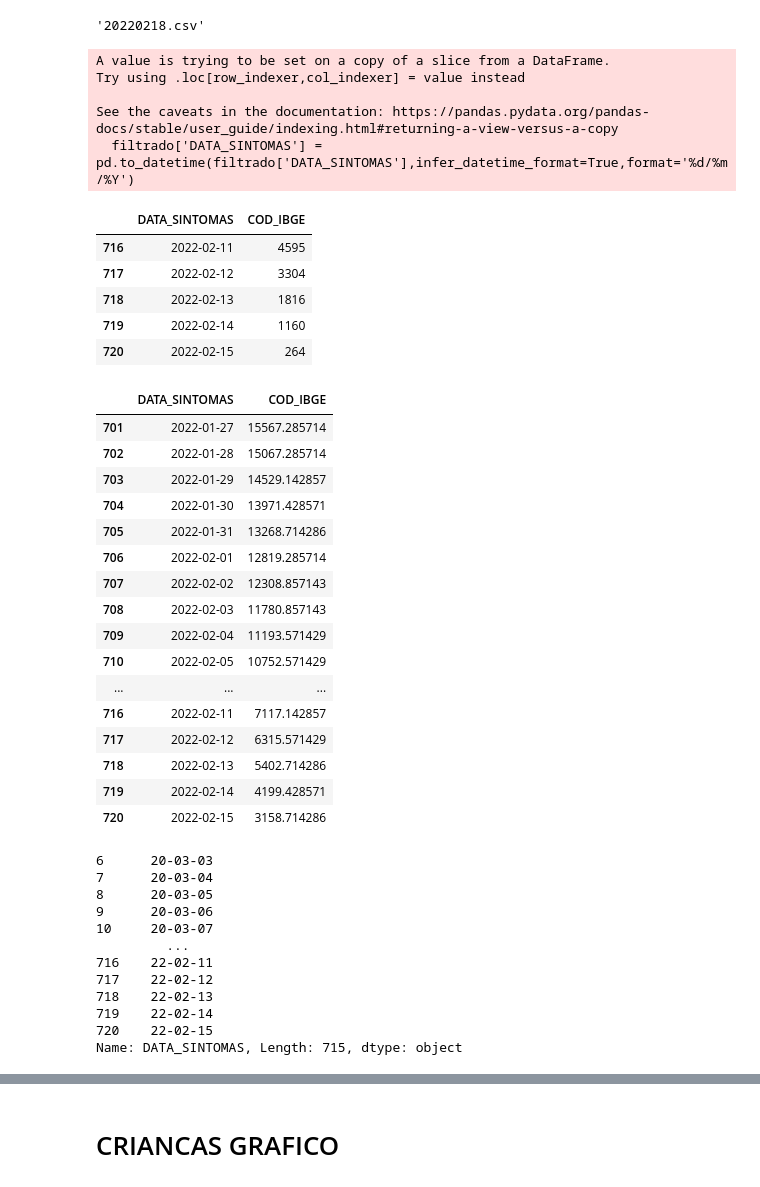
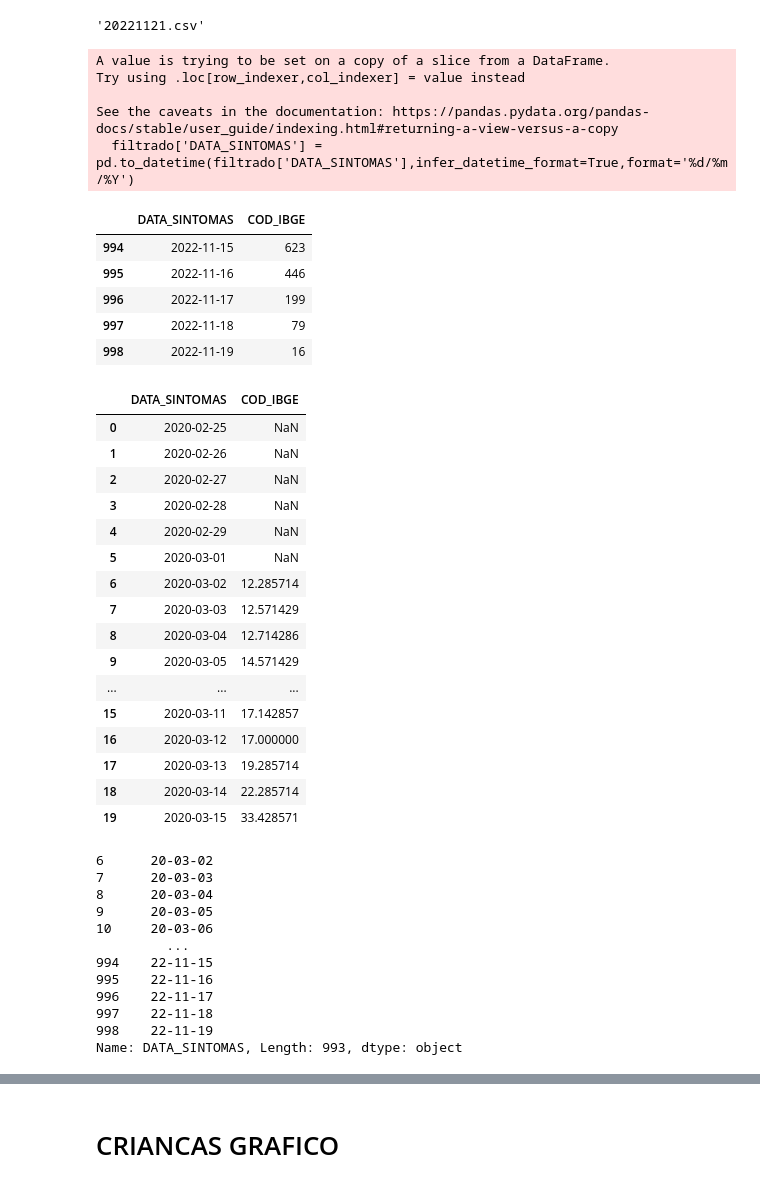
Before and after one commit to RyanKologeski/CEVS_CovidCodes, a Jupyter notebook: slide3.ipynb, the cells around one changed output, grey strips where cells are left out. Saved outputs shown, nothing was run; the diff lists cells and outputs as text; code cells hidden in the pictures.

```diff
--- a/slide3.ipynb
+++ b/slide3.ipynb
@@ -12,7 +12,7 @@ import seaborn as sns
 if not os.path.exists(f'Z:\Graficos Boletim_Python/Gráficos {date.today().day}_{date.today().month}_{date.today().year}'):
     os.makedirs(f'Z:\Graficos Boletim_Python/Gráficos {date.today().day}_{date.today().month}_{date.today().year}')
 # %%
-caminho = r'C:\Users\ryan-rosa\Desktop\Ryan\Python\ProjetoEstagio\Banco_De_Dados_Slide3'
+caminho = r'C:\Users\ryan-rosa\Desktop\Ryan\Python\Codes19.09.2022\Banco_Painel'
 lista_arquivos = os.listdir(caminho)
 lista_datas = []
 
@@ -25,10 +25,10 @@ lista_datas.sort(reverse=True) #Vai ordenar a lista em ordem decrescente com rev
 ultimo_arquivo = lista_datas[0][1] #Pega o ultimo arquivo
 ultimo_arquivo
 # %% [output]
-'20220218.csv'
+'20221121.csv'
 # %%
 #dados = pd.read_csv(f'{caminho}/{ultimo_arquivo}',sep=";")
-dados = pd.read_csv(r'C:\Users\ryan-rosa\Desktop\Ryan\Python\ProjetoEstagio\Banco_De_Dados_Slide3/20220217.csv',sep=';')
+dados = pd.read_csv(r'C:/Users/ryan-rosa/Desktop/Ryan/Python/Codes19.09.2022/Banco_Painel/20221121.csv',sep=';')
 # %%
 filtrado = dados[['DATA_SINTOMAS','COD_IBGE']]
 filtrado['DATA_SINTOMAS'] = pd.to_datetime(filtrado['DATA_SINTOMAS'],infer_datetime_format=True,format='%d/%m/%Y')
@@ -43,52 +43,52 @@ Try using .loc[row_indexer,col_indexer] = value instead
 See the caveats in the documentation: https://pandas.pydata.org/pandas-docs/stable/user_guide/indexing.html#returning-a-view-versus-a-copy
   filtrado['DATA_SINTOMAS'] = pd.to_datetime(filtrado['DATA_SINTOMAS'],infer_datetime_format=True,format='%d/%m/%Y')
 |  | DATA_SINTOMAS | COD_IBGE |
-| 716 | 2022-02-11 | 4595 |
-| 717 | 2022-02-12 | 3304 |
-| 718 | 2022-02-13 | 1816 |
-| 719 | 2022-02-14 | 1160 |
-| 720 | 2022-02-15 | 264 |
+| 994 | 2022-11-15 | 623 |
+| 995 | 2022-11-16 | 446 |
+| 996 | 2022-11-17 | 199 |
+| 997 | 2022-11-18 | 79 |
+| 998 | 2022-11-19 | 16 |
 # %%
 media_movel = filtrado.set_index('DATA_SINTOMAS')
 media_movel = media_movel.rolling(7).mean()
 media_movel = media_movel.reset_index()
-media_movel.tail(20)
+media_movel.head(20)
 # %% [output]
 |  | DATA_SINTOMAS | COD_IBGE |
-| 701 | 2022-01-27 | 15567.285714 |
-| 702 | 2022-01-28 | 15067.285714 |
-| 703 | 2022-01-29 | 14529.142857 |
-| 704 | 2022-01-30 | 13971.428571 |
-| 705 | 2022-01-31 | 13268.714286 |
-| 706 | 2022-02-01 | 12819.285714 |
-| 707 | 2022-02-02 | 12308.857143 |
-| 708 | 2022-02-03 | 11780.857143 |
-| 709 | 2022-02-04 | 11193.571429 |
-| 710 | 2022-02-05 | 10752.571429 |
+| 0 | 2020-02-25 | NaN |
+| 1 | 2020-02-26 | NaN |
+| 2 | 2020-02-27 | NaN |
+| 3 | 2020-02-28 | NaN |
+| 4 | 2020-02-29 | NaN |
+| 5 | 2020-03-01 | NaN |
+| 6 | 2020-03-02 | 12.285714 |
+| 7 | 2020-03-03 | 12.571429 |
+| 8 | 2020-03-04 | 12.714286 |
+| 9 | 2020-03-05 | 14.571429 |
 | ... | ... | ... |
-| 716 | 2022-02-11 | 7117.142857 |
-| 717 | 2022-02-12 | 6315.571429 |
-| 718 | 2022-02-13 | 5402.714286 |
-| 719 | 2022-02-14 | 4199.428571 |
-| 720 | 2022-02-15 | 3158.714286 |
+| 15 | 2020-03-11 | 17.142857 |
+| 16 | 2020-03-12 | 17.000000 |
+| 17 | 2020-03-13 | 19.285714 |
+| 18 | 2020-03-14 | 22.285714 |
+| 19 | 2020-03-15 | 33.428571 |
 # %%
 semana = filtrado.iloc[6:]
 semana = semana['DATA_SINTOMAS']
 semana = semana.map(lambda x: str(x)[2:10])
 semana
 # %% [output]
-6      20-03-03
-7      20-03-04
-8      20-03-05
-9      20-03-06
-10     20-03-07
+6      20-03-02
+7      20-03-03
+8      20-03-04
+9      20-03-05
+10     20-03-06
          ...
-716    22-02-11
-717    22-02-12
-718    22-02-13
-719    22-02-14
-720    22-02-15
-Name: DATA_SINTOMAS, Length: 715, dtype: object
+994    22-11-15
+995    22-11-16
+996    22-11-17
+997    22-11-18
+998    22-11-19
+Name: DATA_SINTOMAS, Length: 993, dtype: object
 # %%
 casos_sintomas = media_movel.iloc[6:]
 casos_sintomas = casos_sintomas['COD_IBGE']
```
Also changed, not shown: parts of 11 cells of this notebook, 27 other files.
